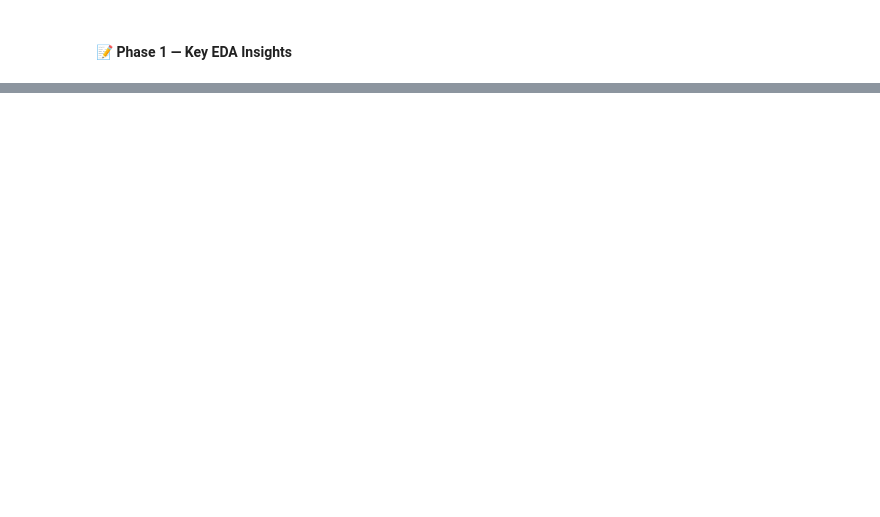
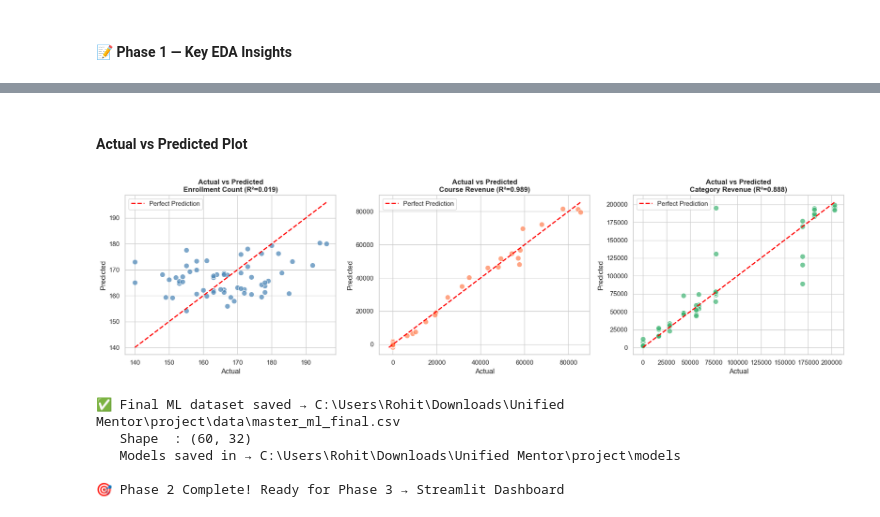
Before and after one commit to Girish-Parashar/edupro-predictive-modeling, a Jupyter notebook: notebooks/EduPro_Analysis.ipynb, the cells around one changed output, grey strips where cells are left out. Cells and saved outputs as stored; diff of their text form; code cells hidden in the pictures; blank space fills up the shorter version.

```diff
--- a/notebooks/EduPro_Analysis.ipynb
+++ b/notebooks/EduPro_Analysis.ipynb
@@ -437,0 +1069,57 @@ for col in master.columns:
+# %% [markdown]
+#### Actual vs Predicted Plot
+# %%
+# ── Actual vs Predicted ──────────────────────────────────────────────
+from sklearn.model_selection import cross_val_predict
+
+fig, axes = plt.subplots(1, 3, figsize=(18, 5))
+
+predict_configs = [
+    (X_enroll,          y_enrollment, "Enrollment Count",  'steelblue'),
+    (X,                 y_revenue,    "Course Revenue",    'coral'),
+    (X,                 y_cat_rev,    "Category Revenue",  'mediumseagreen'),
+]
+
+for ax, (X_use, y_use, title, color) in zip(axes, predict_configs):
+    data  = joblib.load(
+        f"{MODELS_PATH}\\best_{title.replace(' ','_')}.pkl")
+    model = data['model']
+    model.fit(X_use, y_use)
+    y_pred = cross_val_predict(model, X_use, y_use, cv=kf)
+
+    ax.scatter(y_use, y_pred, alpha=0.7, color=color,
+               s=80, edgecolors='white')
+
+    # Perfect prediction line
+    min_val = min(y_use.min(), y_pred.min())
+    max_val = max(y_use.max(), y_pred.max())
+    ax.plot([min_val, max_val], [min_val, max_val],
+            'r--', linewidth=2, label='Perfect Prediction')
+
+    r2 = r2_score(y_use, y_pred)
+    ax.set_title(f'Actual vs Predicted\n{title} (R²={r2:.3f})',
+                 fontsize=12, fontweight='bold')
+    ax.set_xlabel('Actual')
+    ax.set_ylabel('Predicted')
+    ax.legend()
+
+plt.tight_layout()
+plt.savefig(f"{BASE_PATH}\\..\\notebooks\\plot_actual_vs_predicted.png",
+            dpi=150, bbox_inches='tight')
+plt.show()
+# %% [output]
+[figure, added]
+# %%
+# ── Save Final ML-Ready Dataset ──────────────────────────────────────
+SAVE_ML = f"{BASE_PATH}\\master_ml_final.csv"
+ml_data.to_csv(SAVE_ML, index=False)
+print(f"✅ Final ML dataset saved → {SAVE_ML}")
+print(f"   Shape  : {ml_data.shape}")
+print(f"   Models saved in → {MODELS_PATH}")
+print("\n🎯 Phase 2 Complete! Ready for Phase 3 → Streamlit Dashboard")
+# %% [output]
+✅ Final ML dataset saved → C:\Users\Rohit\Downloads\Unified Mentor\project\data\master_ml_final.csv
+   Shape  : (60, 32)
+   Models saved in → C:\Users\Rohit\Downloads\Unified Mentor\project\models
+
+🎯 Phase 2 Complete! Ready for Phase 3 → Streamlit Dashboard
```
Also changed, not shown: parts of 42 cells of this notebook.
